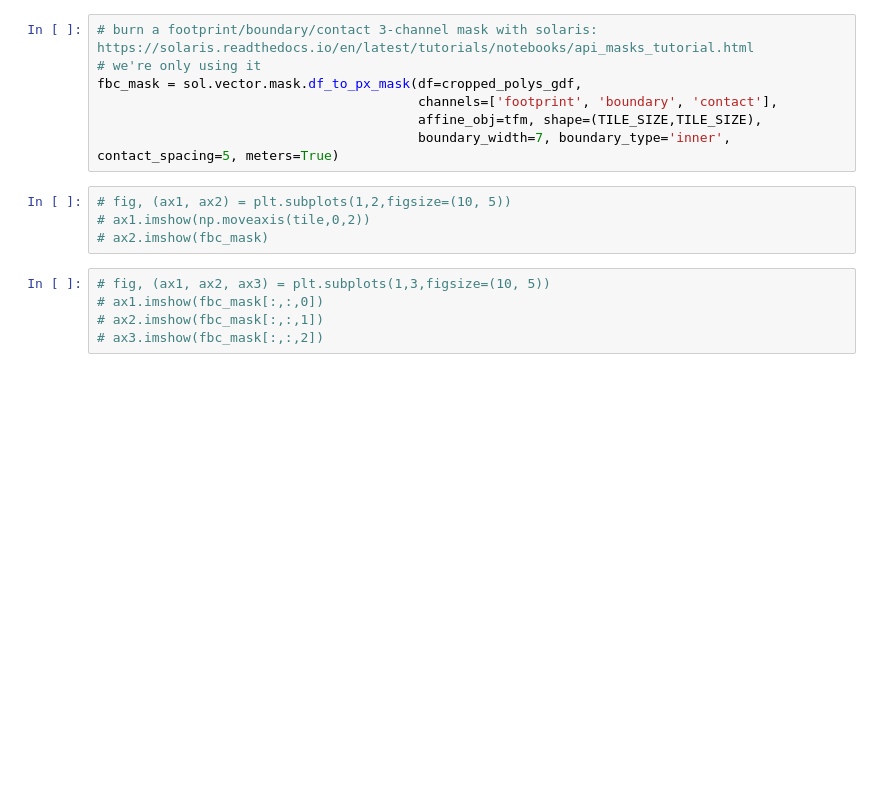
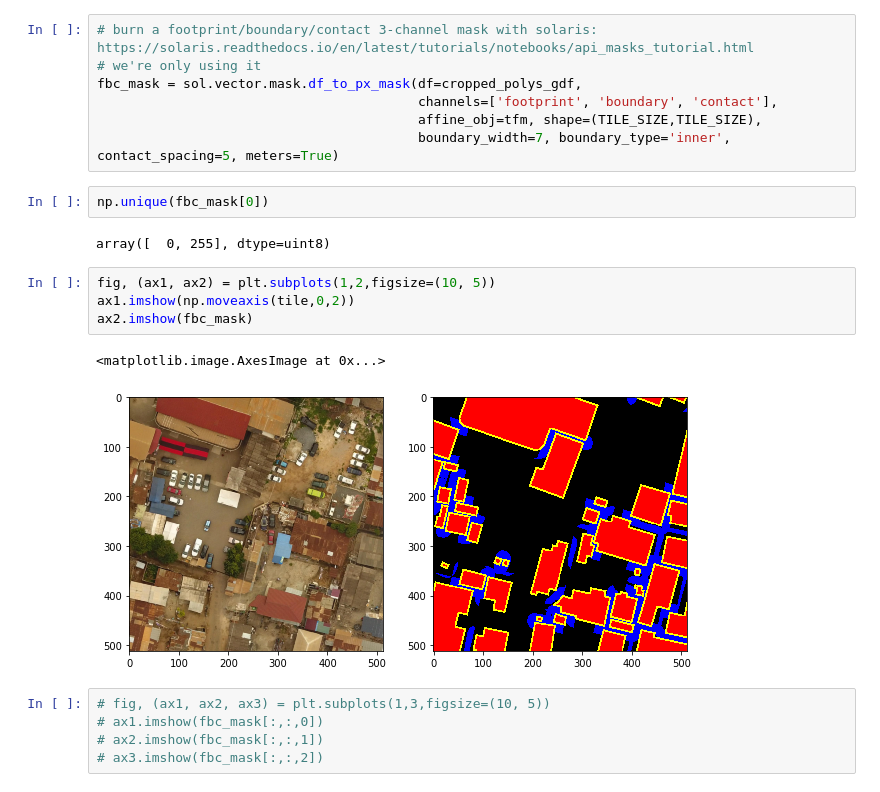
Before and after one commit to bonlime/opencities, a Jupyter notebook: 1. Data Exploration.ipynb, the cells around one changed output. Cells and saved outputs as stored; diff of their text form; blank space fills up the shorter version.

```diff
--- a/1. Data Exploration.ipynb
+++ b/1. Data Exploration.ipynb
@@ -122,10 +120,17 @@ fbc_mask = sol.vector.mask.df_to_px_mask(df=cropped_polys_gdf,
                                          channels=['footprint', 'boundary', 'contact'],
                                          affine_obj=tfm, shape=(TILE_SIZE,TILE_SIZE),
                                          boundary_width=7, boundary_type='inner', contact_spacing=5, meters=True)
+# %%
+np.unique(fbc_mask[0])
+# %% [output]
+array([  0, 255], dtype=uint8)
 # %%
-# fig, (ax1, ax2) = plt.subplots(1,2,figsize=(10, 5))
-# ax1.imshow(np.moveaxis(tile,0,2))
-# ax2.imshow(fbc_mask)
+fig, (ax1, ax2) = plt.subplots(1,2,figsize=(10, 5))
+ax1.imshow(np.moveaxis(tile,0,2))
+ax2.imshow(fbc_mask)
+# %% [output]
+<matplotlib.image.AxesImage at 0x...>
+[figure, added]
 # %%
 # fig, (ax1, ax2, ax3) = plt.subplots(1,3,figsize=(10, 5))
 # ax1.imshow(fbc_mask[:,:,0])
```
Also changed, not shown: parts of 4 cells of this notebook, 6 other files.
